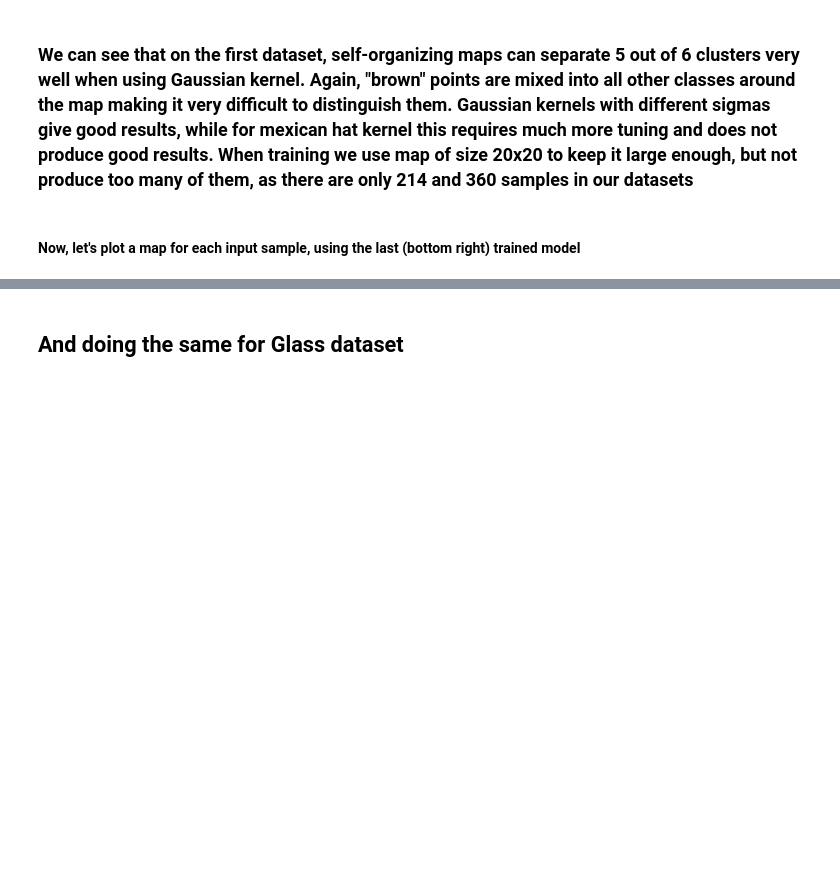
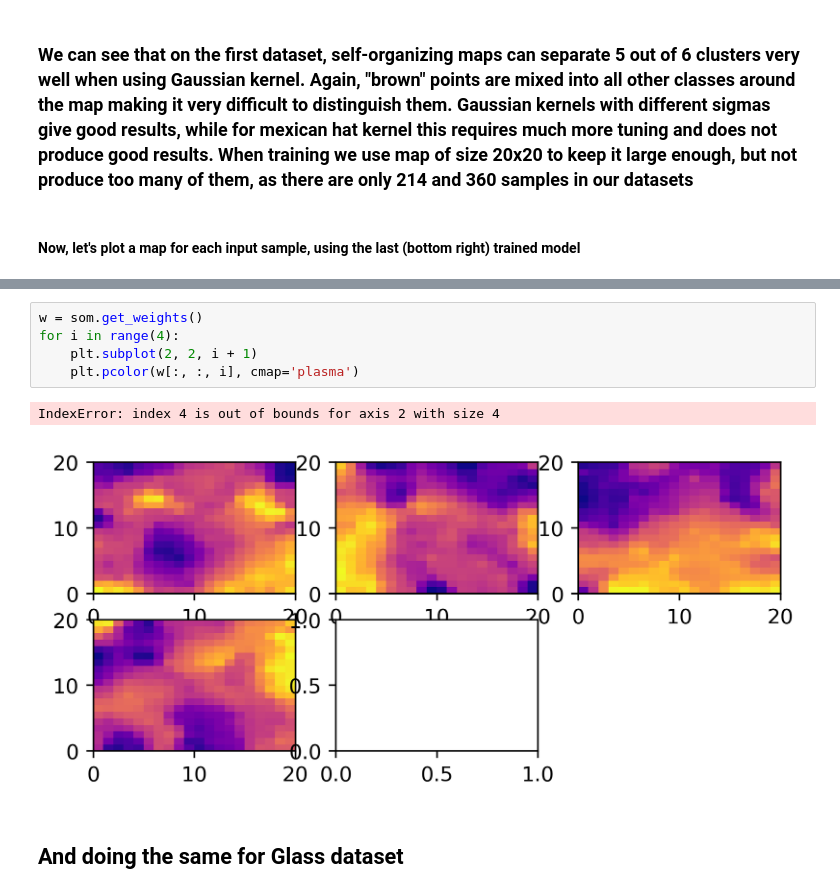
Before and after one commit to SavasKoeklu/NEC_A3, a Jupyter notebook: som.ipynb, the cells around one changed output, grey strips where cells are left out. Saved outputs shown, nothing was run; the diff lists cells and outputs as text; blank space fills up the shorter version.

```diff
--- a/som.ipynb
+++ b/som.ipynb
@@ -94,3 +94,11 @@ plt.show()
+# %%
+w = som.get_weights()
+for i in range(4):
+    plt.subplot(2, 2, i + 1)
+    plt.pcolor(w[:, :, i], cmap='plasma')
+# %% [output]
+IndexError: index 4 is out of bounds for axis 2 with size 4
+[figure, added]
 # %% [markdown]
 ## And doing the same for Glass dataset
 # %%
```
Also changed, not shown: parts of 7 cells of this notebook.
